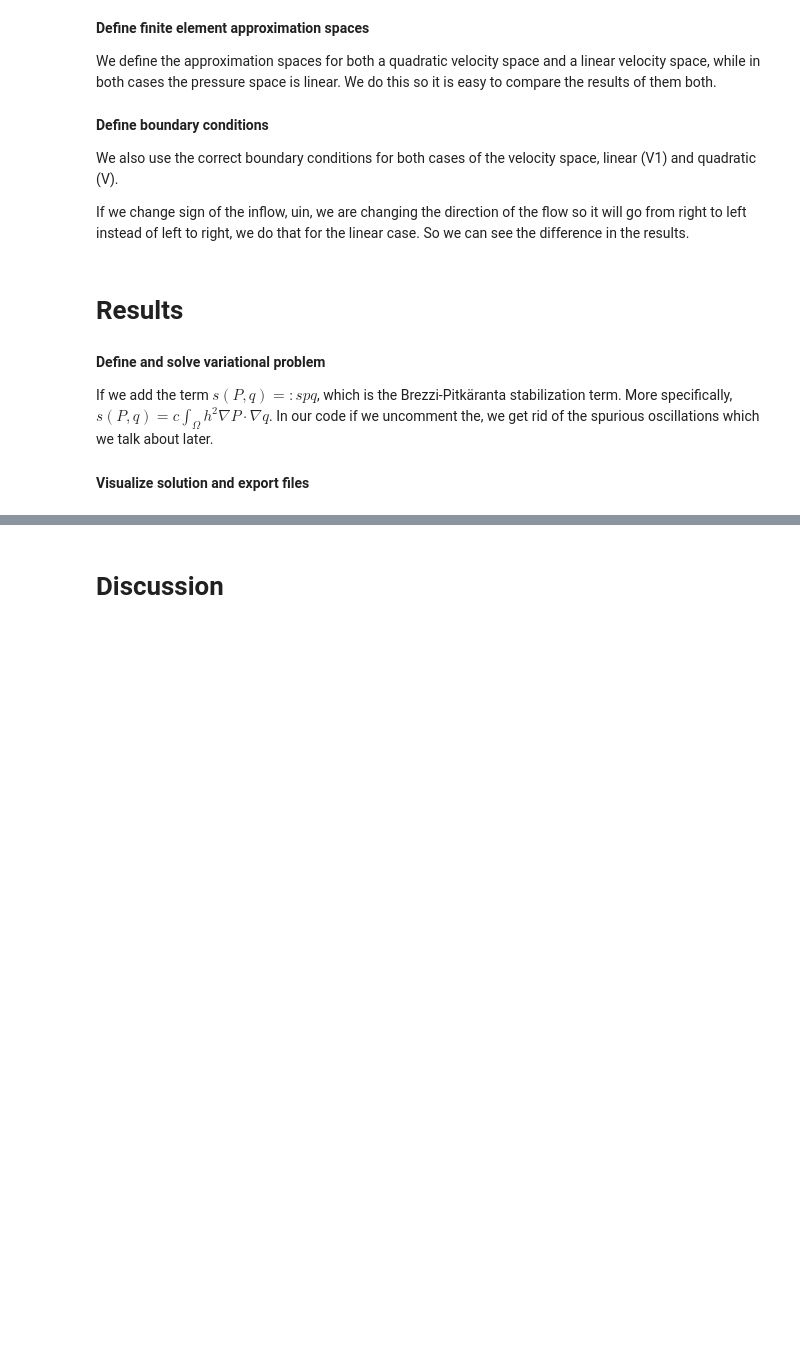
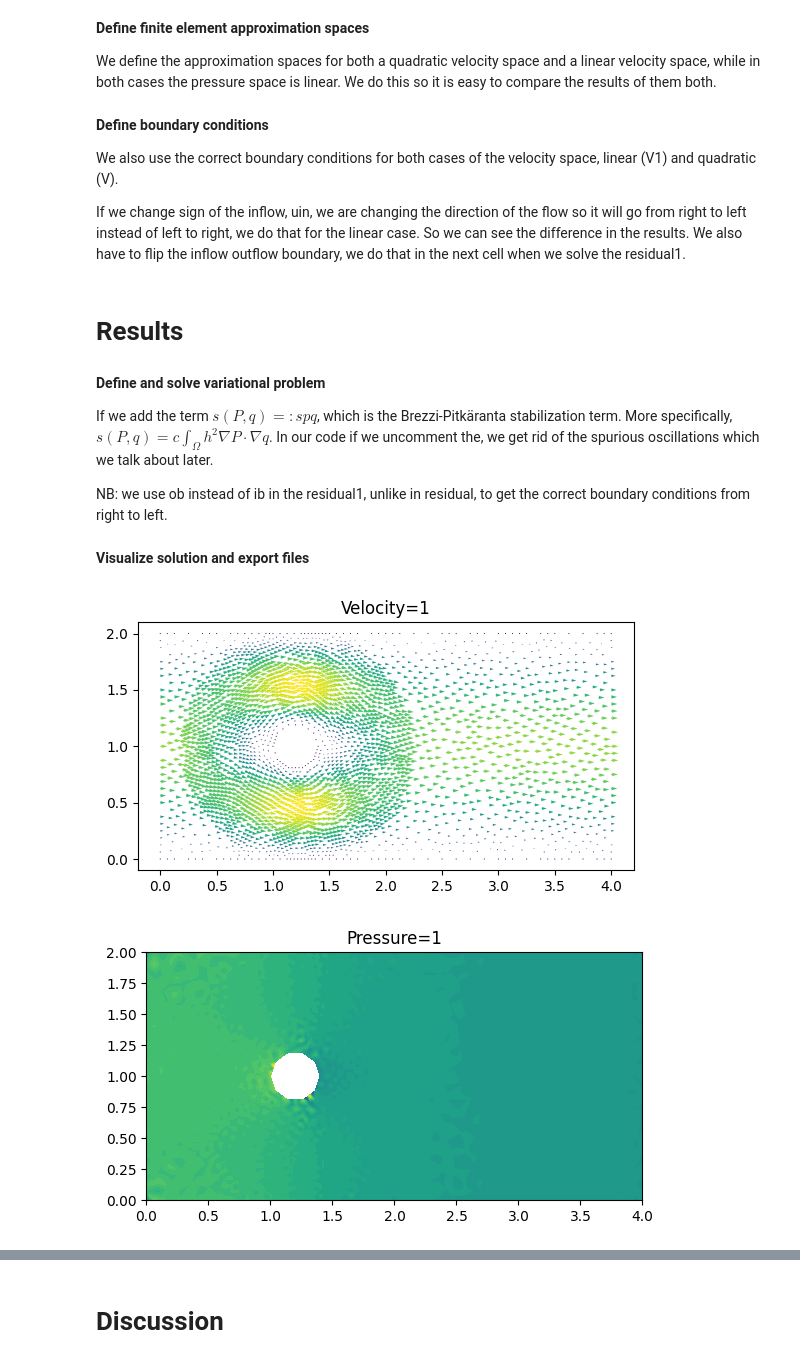
Before and after one commit to johanhoffman/DD2365_VT23, a Jupyter notebook: Lab1/sindrimagg_lab1.ipynb, the cells around one changed output, grey strips where cells are left out. Cells and saved outputs as stored; diff of their text form; code cells hidden in the pictures; blank space fills up the shorter version.

Commit message:
Added the right file

```diff
--- a/Lab1/sindrimagg_lab1.ipynb
+++ b/Lab1/sindrimagg_lab1.ipynb
@@ -145,7 +149,7 @@ plt.show()
 We define the approximation spaces for both a quadratic velocity space and a linear velocity space, while in both cases the pressure space is linear. We do this so it is easy to compare the results of them both.
 # %%
 # Generate mixed finite element spaces (for velocity and pressure)
-VE = VectorElement("CG", mesh.ufl_cell(), 2)
+VE = VectorElement("CG", mesh.ufl_cell(), 1)
 QE = FiniteElement("CG", mesh.ufl_cell(), 1)
 WE = VE * QE
 
@@ -158,7 +162,7 @@ w = Function(W)
 (u, p) = (as_vector((w[0],w[1])), w[2])
 (v, q) = TestFunctions(W)
 
-VE1 = VectorElement("CG", mesh.ufl_cell(), 1)
+VE1 = VectorElement("CG", mesh.ufl_cell(), 2)
 WE1 = VE1 * QE
 
 W1 = FunctionSpace(mesh, WE1)
@@ -173,7 +177,7 @@ w1 = Function(W1)
 We also use the correct boundary conditions for both cases of the velocity space, linear (V1) and quadratic (V).
 
 If we change sign of the inflow, uin, we are changing the direction of the flow so it will go from right to left instead of left to right,
-we do that for the linear case. So we can see the difference in the results.
+we do that for the linear case. So we can see the difference in the results. We also have to flip the inflow outflow boundary, we do that in the next cell when we solve the residual1.
 # %%
 # Examples of inflow and outflow conditions
 XMIN = 0.0; XMAX = L
@@ -199,6 +203,8 @@ wb = Expression("x[0] > XMIN + DOLFIN_EPS && x[0] < XMAX - DOLFIN_EPS ? 1. : 0."
 If we add the term $s(P,q)=:spq$, which is the Brezzi-Pitkäranta stabilization term. More specifically,
 $s(P,q) = c \int_Ω h^2 \nabla P \cdot \nabla q$.
 In our code if we uncomment the, we get rid of the spurious oscillations which we talk about later.
+
+NB: we use ob instead of ib in the residual1, unlike in residual, to get the correct boundary conditions from right to left.
 # %%
 h = CellDiameter(mesh)
 C = 1.0e3
@@ -223,25 +225,26 @@ solve(residual1 == 0, w1)
 # %% [markdown]
 **Visualize solution and export files**
 # %%
-!rm results-NS/*
-
 # Open files to export solution to Paraview
 file_u = File("results-Stokes/u.pvd")
 file_p = File("results-Etokes/p.pvd")
 
 up = project(u, V)
 pp = project(p, Q)
 
 # Save solution to file
 file_u << up
 file_p << pp
 
 # Plot solution
 plt.figure()
-plot(up, title="Velocity")
+plot(up, title="Velocity=1")
 
 plt.figure()
-plot(pp, title="Pressure")
+plot(pp, title="Pressure=1")
 
 plt.show()
+# %% [output]
+[figure, added]
+[figure, added]
 # %%
```
Also changed, not shown: parts of 13 cells of this notebook.
